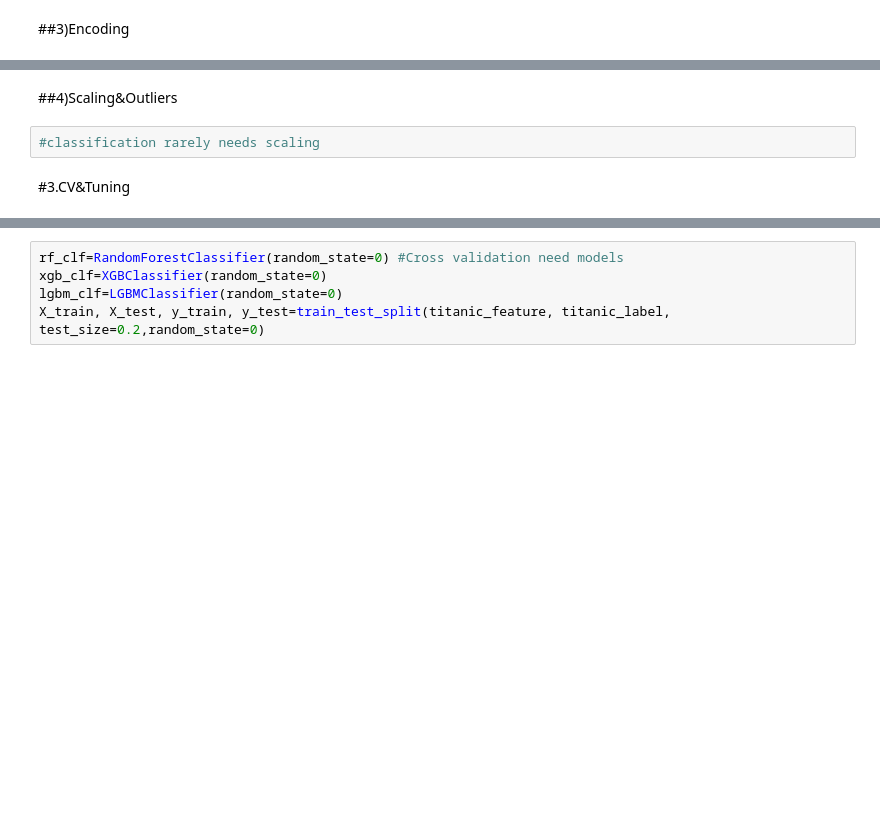
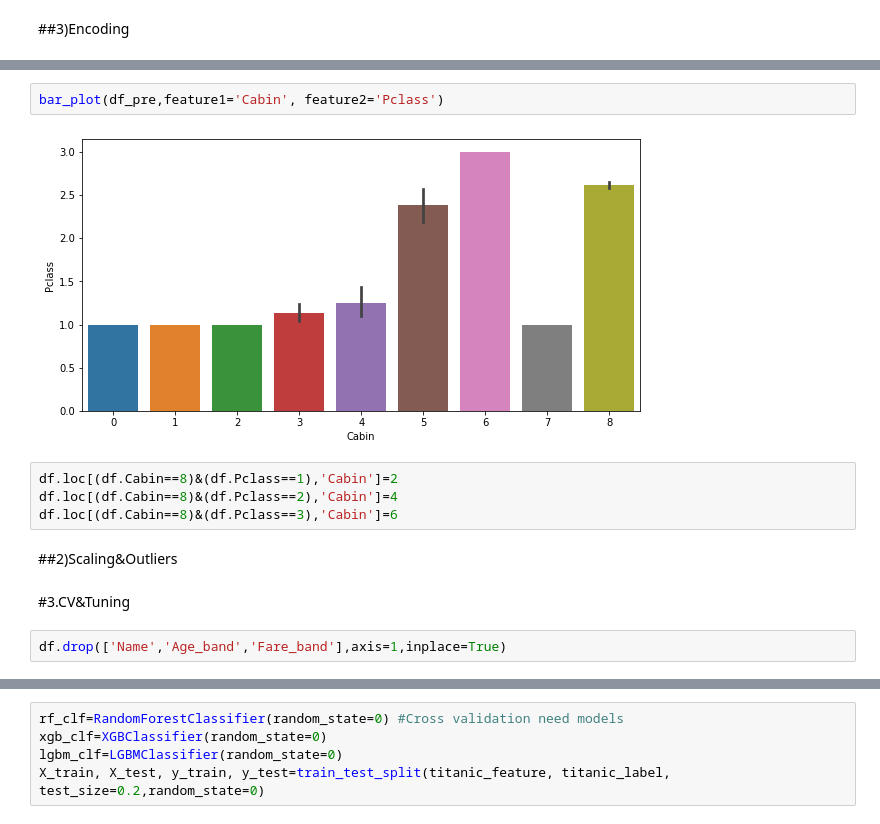
Before and after one commit to DongjunYou/21_1Q_Army, a Jupyter notebook: 1.Titanic/Titanic_Prototype.ipynb, the cells around one changed output, grey strips where cells are left out. Saved outputs shown, nothing was run; the diff lists cells and outputs as text; blank space fills up the shorter version.

```diff
--- a/1.Titanic/Titanic_Prototype.ipynb
+++ b/1.Titanic/Titanic_Prototype.ipynb
@@ -102,6 +250,14 @@ for feature in features:
+# %%
+bar_plot(df_pre,feature1='Cabin', feature2='Pclass')
+# %% [output]
+[figure, added]
+# %%
+df.loc[(df.Cabin==8)&(df.Pclass==1),'Cabin']=2
+df.loc[(df.Cabin==8)&(df.Pclass==2),'Cabin']=4
+df.loc[(df.Cabin==8)&(df.Pclass==3),'Cabin']=6
 # %% [markdown]
-##4)Scaling&Outliers
+##2)Scaling&Outliers
-# %%
-#classification rarely needs scaling
 # %% [markdown]
 #3.CV&Tuning
+# %%
+df.drop(['Name','Age_band','Fare_band'],axis=1,inplace=True)
```
Also changed, not shown: parts of 42 cells of this notebook.
